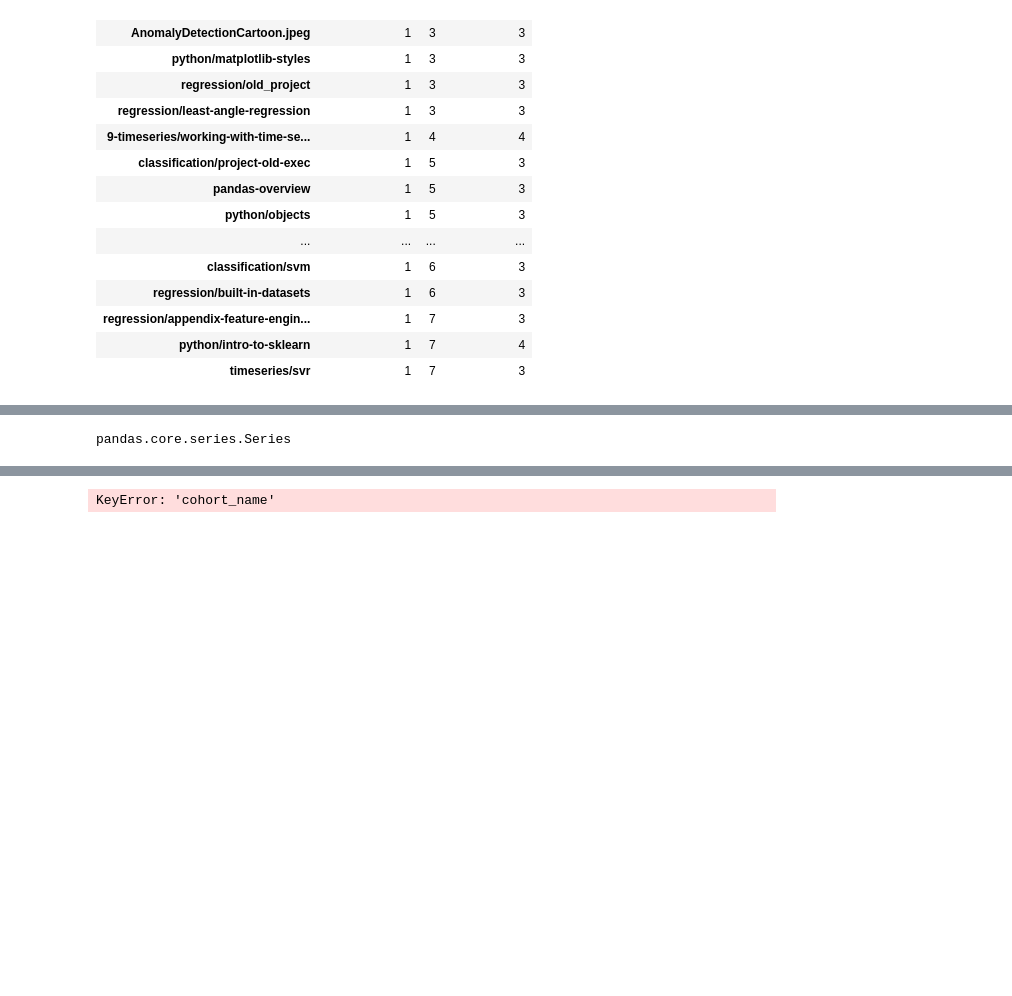
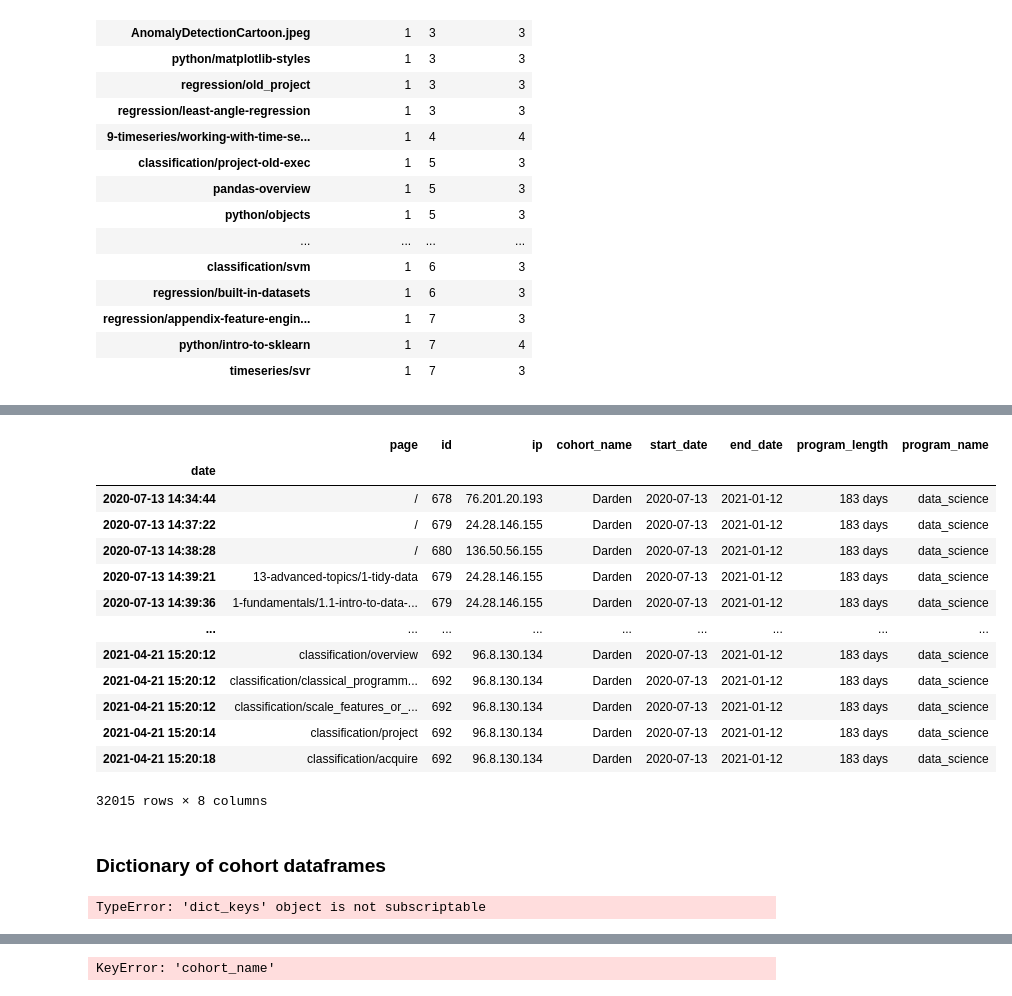
Before and after one commit to codeupdonuts/anomaly-project, a Jupyter notebook: jcrosenberger-notebook.ipynb, the cells around one changed output, grey strips where cells are left out. Cells and saved outputs as stored; diff of their text form; code cells hidden in the pictures; blank space fills up the shorter version.

Commit message:
experimenting with answering problem 2 by using dictionaries filled with dataframes instead of groupby aggregation

```diff
--- a/jcrosenberger-notebook.ipynb
+++ b/jcrosenberger-notebook.ipynb
@@ -310,0 +315,19 @@ ds_page_access[ds_page_access['cohort_name'] >(.40*df['cohort_name'][df['program
+# %%
+df[df['cohort_name'] == 'Darden']
+# %% [output]
+|  | page | id | ip | cohort_name | start_date | end_date | program_length | program_name |
+| date |  |  |  |  |  |  |  |  |
+| 2020-07-13 14:34:44 | / | 678 | 76.201.20.193 | Darden | 2020-07-13 | 2021-01-12 | 183 days | data_science |
+| 2020-07-13 14:37:22 | / | 679 | 24.28.146.155 | Darden | 2020-07-13 | 2021-01-12 | 183 days | data_science |
+| 2020-07-13 14:38:28 | / | 680 | 136.50.56.155 | Darden | 2020-07-13 | 2021-01-12 | 183 days | data_science |
+| 2020-07-13 14:39:21 | 13-advanced-topics/1-tidy-data | 679 | 24.28.146.155 | Darden | 2020-07-13 | 2021-01-12 | 183 days | data_science |
+| 2020-07-13 14:39:36 | 1-fundamentals/1.1-intro-to-data-... | 679 | 24.28.146.155 | Darden | 2020-07-13 | 2021-01-12 | 183 days | data_science |
+| ... | ... | ... | ... | ... | ... | ... | ... | ... |
+| 2021-04-21 15:20:12 | classification/overview | 692 | 96.8.130.134 | Darden | 2020-07-13 | 2021-01-12 | 183 days | data_science |
+| 2021-04-21 15:20:12 | classification/classical_programm... | 692 | 96.8.130.134 | Darden | 2020-07-13 | 2021-01-12 | 183 days | data_science |
+| 2021-04-21 15:20:12 | classification/scale_features_or_... | 692 | 96.8.130.134 | Darden | 2020-07-13 | 2021-01-12 | 183 days | data_science |
+| 2021-04-21 15:20:14 | classification/project | 692 | 96.8.130.134 | Darden | 2020-07-13 | 2021-01-12 | 183 days | data_science |
+| 2021-04-21 15:20:18 | classification/acquire | 692 | 96.8.130.134 | Darden | 2020-07-13 | 2021-01-12 | 183 days | data_science |
+32015 rows × 8 columns
+# %% [markdown]
+### Dictionary of cohort dataframes
@@ -311,3 +338,19 @@ ds_page_access[ds_page_access['cohort_name'] >(.40*df['cohort_name'][df['program
 # %%
+'''
+creates a dictionary of dataframes
+dataframes are from df filtering in only cohorts
+'''
+# get list of all items in cohort_name
+cohort_list = df['cohort_name'].dropna().unique().tolist()
+
+
+# create dictionary of dataframes
+# each key is the lowercase name of a cohort
+df_dict = {}
+for item in cohort_list:
+
+    df_dict[f'{item}'] = df[df['cohort_name'] == item]
-# %% [output]
-pandas.core.series.Series
+# %%
+df_dict.keys()
+# %% [output]
+TypeError: 'dict_keys' object is not subscriptable
```
Also changed, not shown: parts of 14 cells of this notebook, 1 other file.
